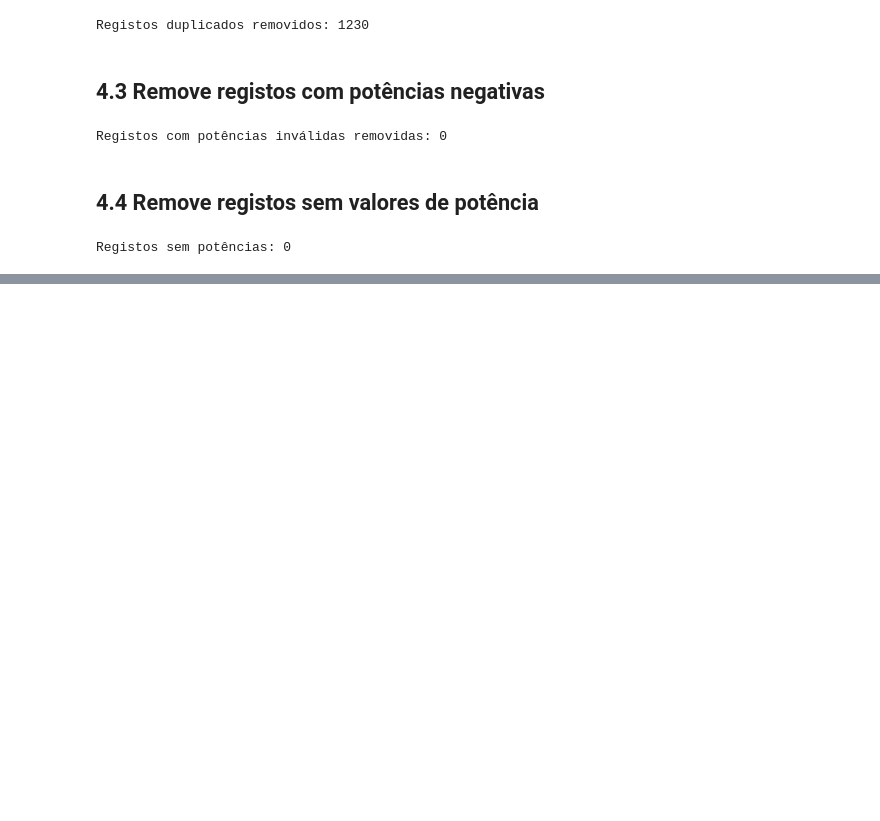
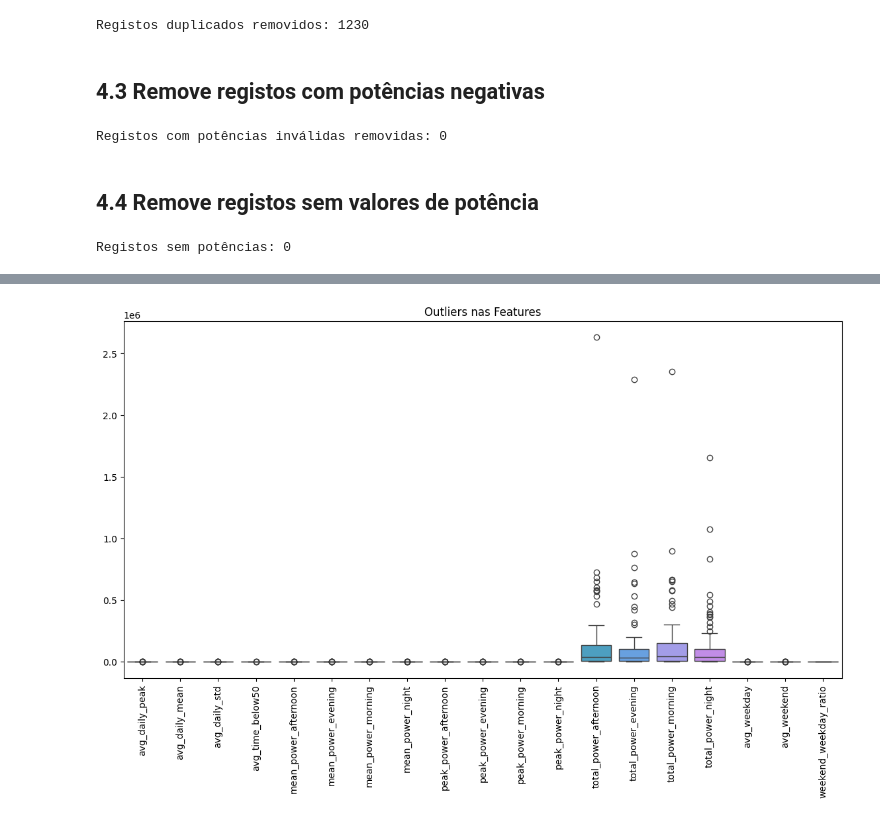
Before and after one commit to jpnoa1/IAA, a Jupyter notebook: Projeto IAA/Projeto.ipynb, the cells around one changed output, grey strips where cells are left out. Drawn from its saved outputs; the diff is of its cells as text; code cells hidden in the pictures; blank space fills up the shorter version.

```diff
--- a/Projeto IAA/Projeto.ipynb
+++ b/Projeto IAA/Projeto.ipynb
@@ -436,0 +661,8 @@ Registos sem potências: 0
+# %%
+plt.figure(figsize=(14,7))
+sns.boxplot(data=feat.select_dtypes(include=["float","int"]))
+plt.xticks(rotation=90)
+plt.title("Outliers nas Features")
+plt.show()
+# %% [output]
+[figure, added]
```
Also changed, not shown: parts of 10 cells of this notebook.
